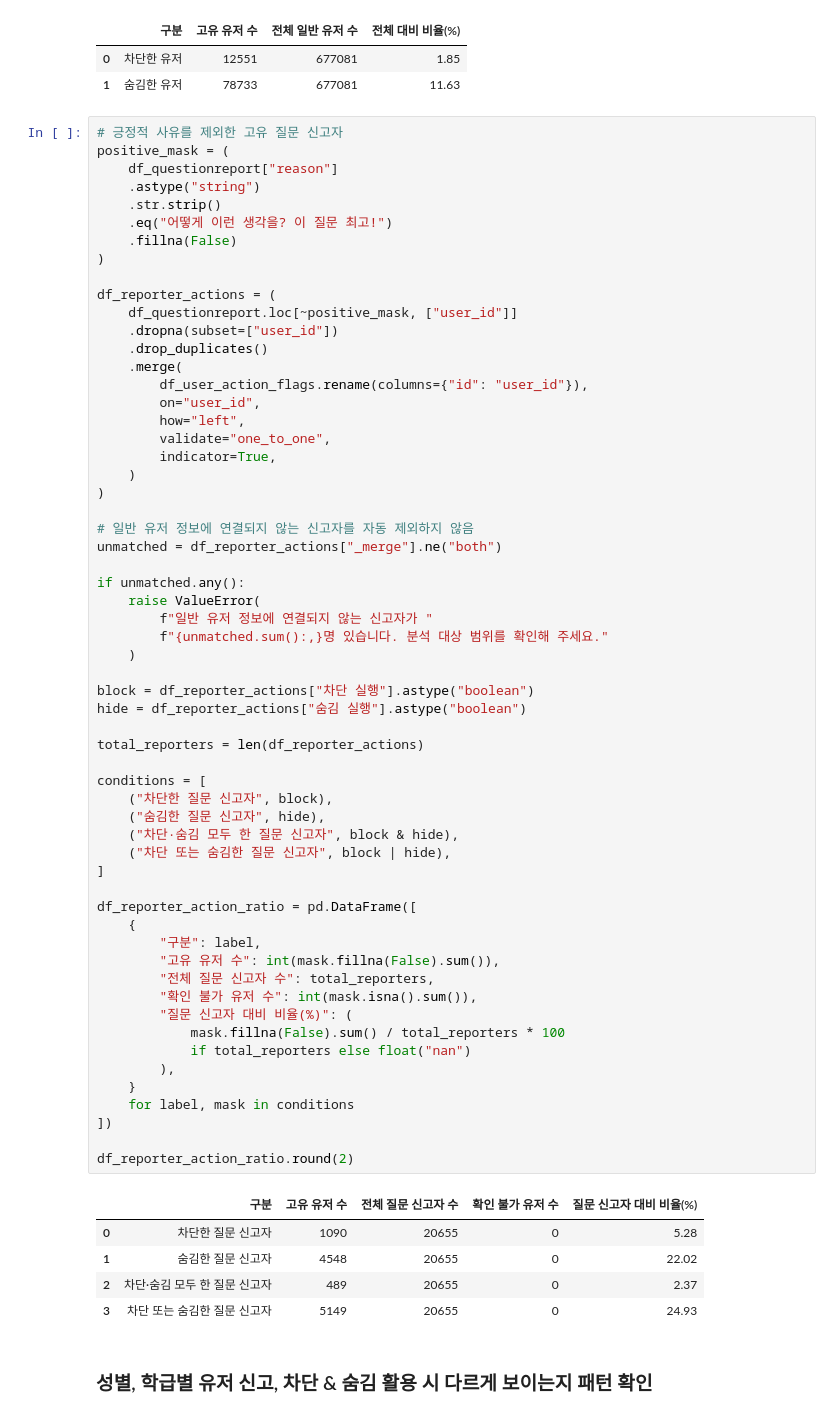
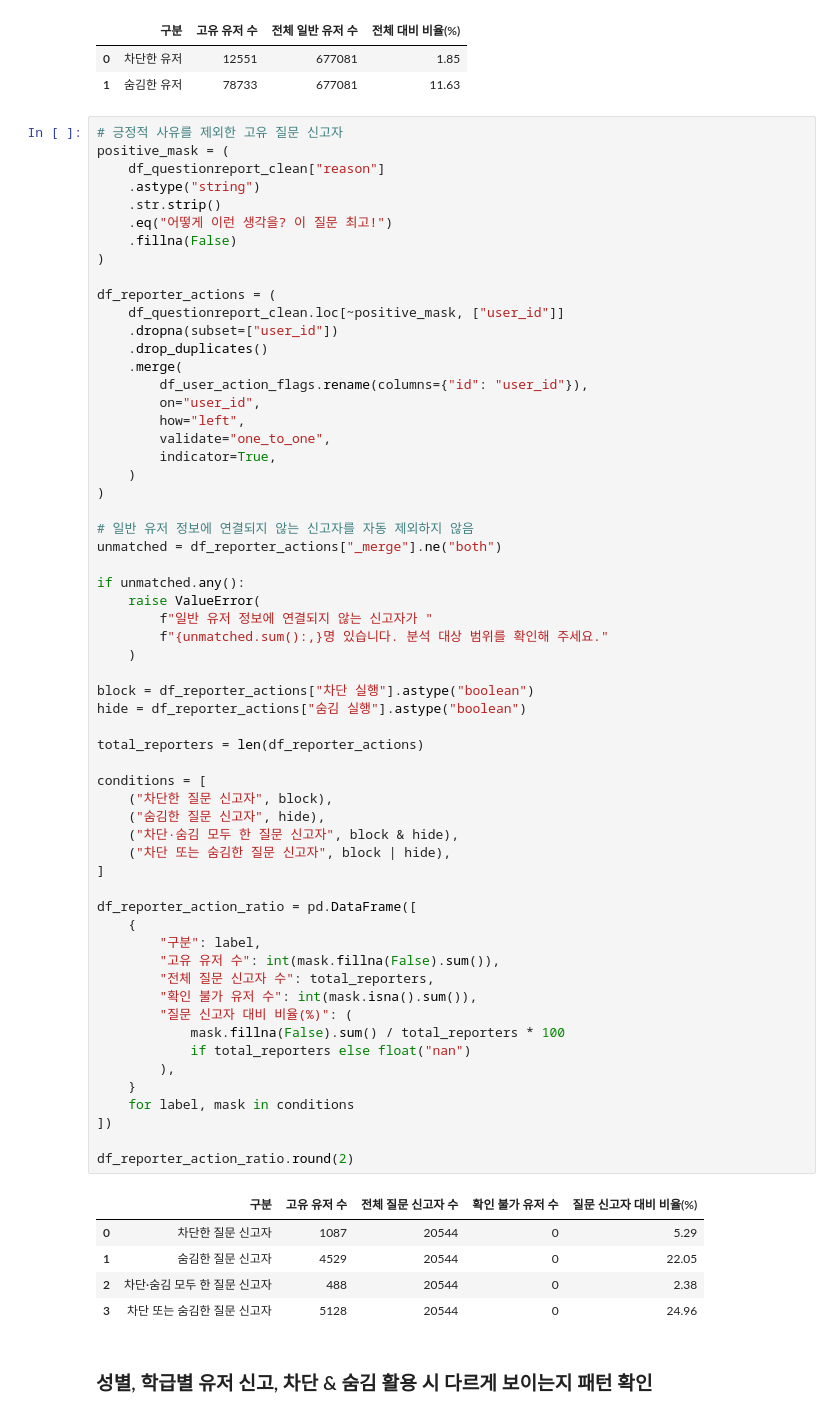
Before and after one commit to qet0506/codeit-sns-moderation, a Jupyter notebook: eda.ipynb, the cells around one changed output. Saved outputs shown, nothing was run; the diff lists cells and outputs as text.

```diff
--- a/eda.ipynb
+++ b/eda.ipynb
@@ -1085,7 +948,7 @@ df_user_action_ratio.round(2)
 # %%
 # 긍정적 사유를 제외한 고유 질문 신고자
 positive_mask = (
-    df_questionreport["reason"]
+    df_questionreport_clean["reason"]
     .astype("string")
     .str.strip()
     .eq("어떻게 이런 생각을? 이 질문 최고!")
@@ -1093,7 +956,7 @@ positive_mask = (
 )
 
 df_reporter_actions = (
-    df_questionreport.loc[~positive_mask, ["user_id"]]
+    df_questionreport_clean.loc[~positive_mask, ["user_id"]]
     .dropna(subset=["user_id"])
     .drop_duplicates()
     .merge(
@@ -1116,37 +979,37 @@ if unmatched.any():
 
 block = df_reporter_actions["차단 실행"].astype("boolean")
 hide = df_reporter_actions["숨김 실행"].astype("boolean")
 
 total_reporters = len(df_reporter_actions)
 
 conditions = [
     ("차단한 질문 신고자", block),
     ("숨김한 질문 신고자", hide),
     ("차단·숨김 모두 한 질문 신고자", block & hide),
     ("차단 또는 숨김한 질문 신고자", block | hide),
 ]
 
 df_reporter_action_ratio = pd.DataFrame([
     {
         "구분": label,
         "고유 유저 수": int(mask.fillna(False).sum()),
         "전체 질문 신고자 수": total_reporters,
         "확인 불가 유저 수": int(mask.isna().sum()),
         "질문 신고자 대비 비율(%)": (
             mask.fillna(False).sum() / total_reporters * 100
             if total_reporters else float("nan")
         ),
     }
     for label, mask in conditions
 ])
 
 df_reporter_action_ratio.round(2)
 # %% [output]
 |  | 구분 | 고유 유저 수 | 전체 질문 신고자 수 | 확인 불가 유저 수 | 질문 신고자 대비 비율(%) |
-| 0 | 차단한 질문 신고자 | 1090 | 20655 | 0 | 5.28 |
-| 1 | 숨김한 질문 신고자 | 4548 | 20655 | 0 | 22.02 |
-| 2 | 차단·숨김 모두 한 질문 신고자 | 489 | 20655 | 0 | 2.37 |
-| 3 | 차단 또는 숨김한 질문 신고자 | 5149 | 20655 | 0 | 24.93 |
+| 0 | 차단한 질문 신고자 | 1087 | 20544 | 0 | 5.29 |
+| 1 | 숨김한 질문 신고자 | 4529 | 20544 | 0 | 22.05 |
+| 2 | 차단·숨김 모두 한 질문 신고자 | 488 | 20544 | 0 | 2.38 |
+| 3 | 차단 또는 숨김한 질문 신고자 | 5128 | 20544 | 0 | 24.96 |
 # %% [markdown]
 ### 성별, 학급별 유저 신고, 차단 & 숨김 활용 시 다르게 보이는지 패턴 확인
 # %% [markdown]
```
Also changed, not shown: parts of 96 cells of this notebook.
